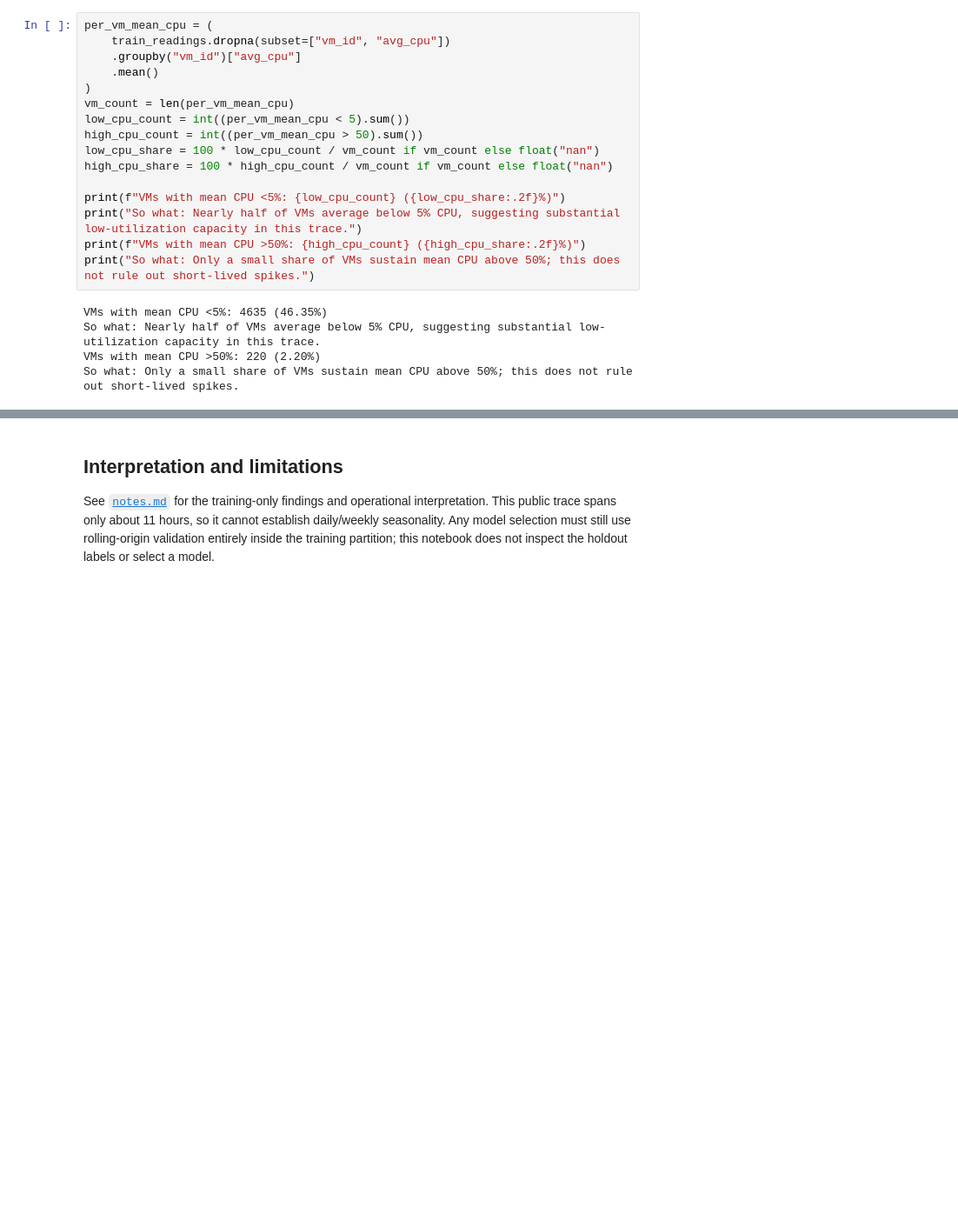
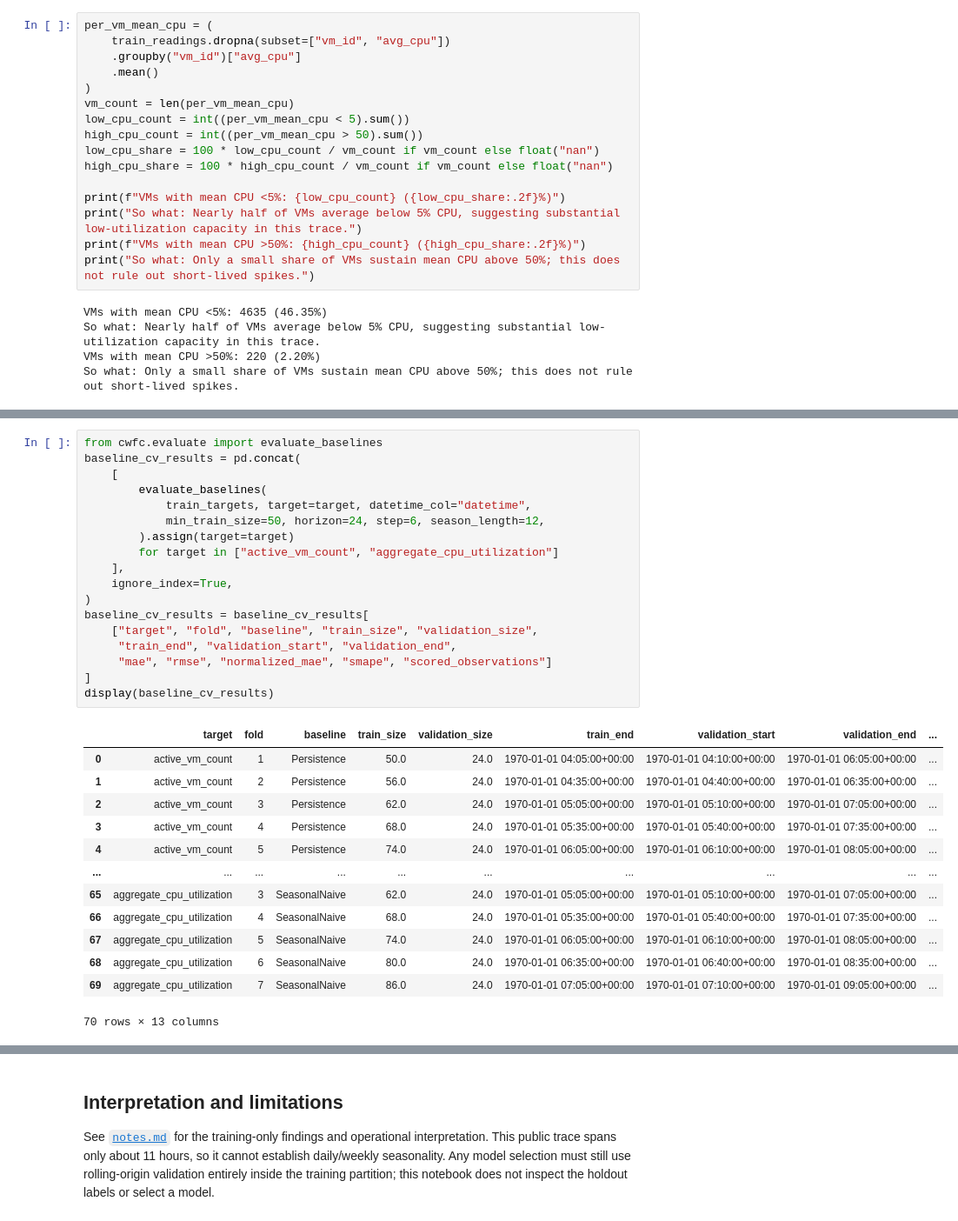
Before and after one commit to Code-compile-sys/atomity-forecasting-challenge, a Jupyter notebook: notebooks/01_eda.ipynb, the cells around one changed output, grey strips where cells are left out. Shown at 87% size. Drawn from its saved outputs; the diff is of its cells as text; blank space fills up the shorter version.

Commit message:
Advanced EDA accomplished with baseline metrics evaluation

```diff
--- a/notebooks/01_eda.ipynb
+++ b/notebooks/01_eda.ipynb
@@ -366,0 +468,32 @@ Training-only breakdown by memory_gb_bucket
+# %%
+from cwfc.evaluate import evaluate_baselines
+baseline_cv_results = pd.concat(
+    [
+        evaluate_baselines(
+            train_targets, target=target, datetime_col="datetime",
+            min_train_size=50, horizon=24, step=6, season_length=12,
+        ).assign(target=target)
+        for target in ["active_vm_count", "aggregate_cpu_utilization"]
+    ],
+    ignore_index=True,
+)
+baseline_cv_results = baseline_cv_results[
+    ["target", "fold", "baseline", "train_size", "validation_size",
+     "train_end", "validation_start", "validation_end",
+     "mae", "rmse", "normalized_mae", "smape", "scored_observations"]
+]
+display(baseline_cv_results)
+# %% [output]
+|  | target | fold | baseline | train_size | validation_size | train_end | validation_start | validation_end | ... |
+| 0 | active_vm_count | 1 | Persistence | 50.0 | 24.0 | 1970-01-01 04:05:00+00:00 | 1970-01-01 04:10:00+00:00 | 1970-01-01 06:05:00+00:00 | ... |
+| 1 | active_vm_count | 2 | Persistence | 56.0 | 24.0 | 1970-01-01 04:35:00+00:00 | 1970-01-01 04:40:00+00:00 | 1970-01-01 06:35:00+00:00 | ... |
+| 2 | active_vm_count | 3 | Persistence | 62.0 | 24.0 | 1970-01-01 05:05:00+00:00 | 1970-01-01 05:10:00+00:00 | 1970-01-01 07:05:00+00:00 | ... |
+| 3 | active_vm_count | 4 | Persistence | 68.0 | 24.0 | 1970-01-01 05:35:00+00:00 | 1970-01-01 05:40:00+00:00 | 1970-01-01 07:35:00+00:00 | ... |
+| 4 | active_vm_count | 5 | Persistence | 74.0 | 24.0 | 1970-01-01 06:05:00+00:00 | 1970-01-01 06:10:00+00:00 | 1970-01-01 08:05:00+00:00 | ... |
+| ... | ... | ... | ... | ... | ... | ... | ... | ... | ... |
+| 65 | aggregate_cpu_utilization | 3 | SeasonalNaive | 62.0 | 24.0 | 1970-01-01 05:05:00+00:00 | 1970-01-01 05:10:00+00:00 | 1970-01-01 07:05:00+00:00 | ... |
+| 66 | aggregate_cpu_utilization | 4 | SeasonalNaive | 68.0 | 24.0 | 1970-01-01 05:35:00+00:00 | 1970-01-01 05:40:00+00:00 | 1970-01-01 07:35:00+00:00 | ... |
+| 67 | aggregate_cpu_utilization | 5 | SeasonalNaive | 74.0 | 24.0 | 1970-01-01 06:05:00+00:00 | 1970-01-01 06:10:00+00:00 | 1970-01-01 08:05:00+00:00 | ... |
+| 68 | aggregate_cpu_utilization | 6 | SeasonalNaive | 80.0 | 24.0 | 1970-01-01 06:35:00+00:00 | 1970-01-01 06:40:00+00:00 | 1970-01-01 08:35:00+00:00 | ... |
+| 69 | aggregate_cpu_utilization | 7 | SeasonalNaive | 86.0 | 24.0 | 1970-01-01 07:05:00+00:00 | 1970-01-01 07:10:00+00:00 | 1970-01-01 09:05:00+00:00 | ... |
+70 rows × 13 columns
```
Also changed, not shown: parts of 10 cells of this notebook, 9 other files.
